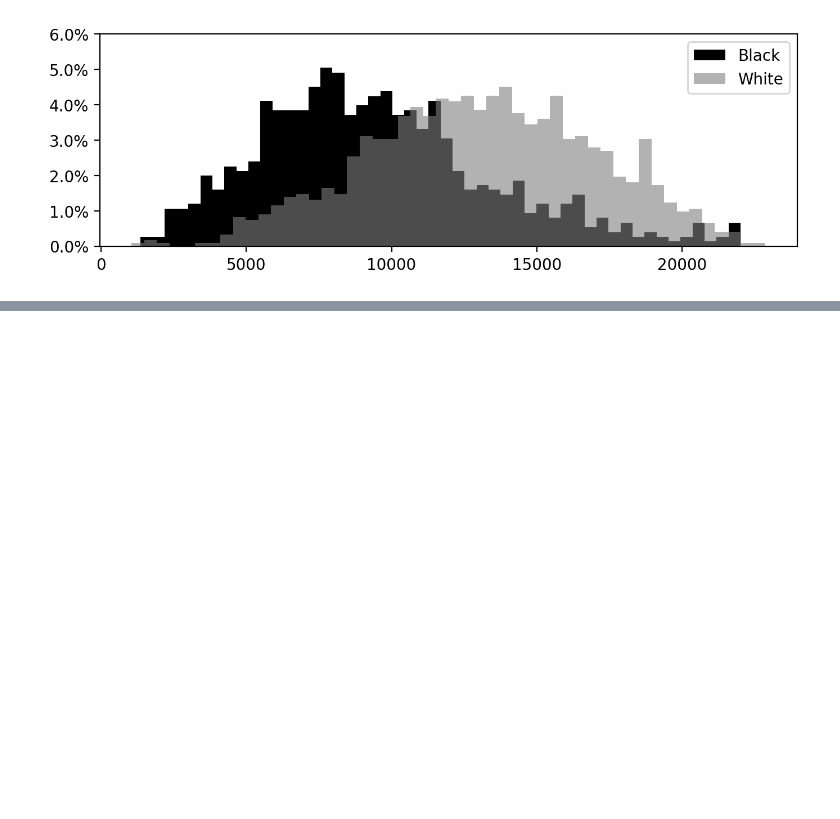
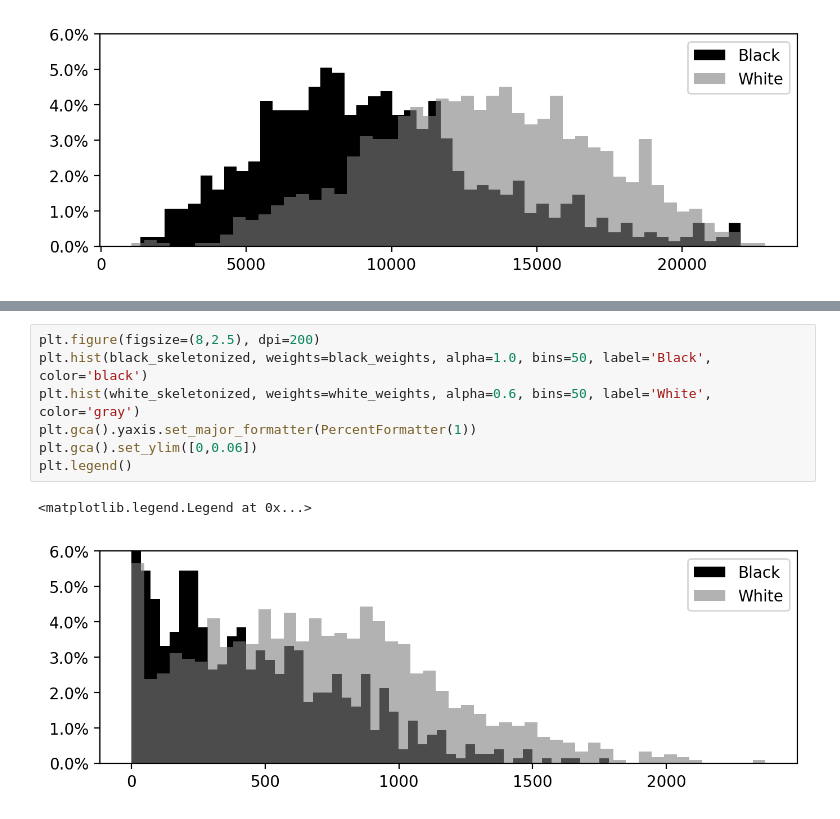
Before and after one commit to aaroncoyner/not-color-blind, a Jupyter notebook: 4_image_eda.ipynb, the cells around one changed output, grey strips where cells are left out. Drawn from its saved outputs; the diff is of its cells as text; blank space fills up the shorter version.

```diff
--- a/4_image_eda.ipynb
+++ b/4_image_eda.ipynb
@@ -225,0 +242,10 @@ plt.legend()
+# %%
+plt.figure(figsize=(8,2.5), dpi=200)
+plt.hist(black_skeletonized, weights=black_weights, alpha=1.0, bins=50, label='Black', color='black')
+plt.hist(white_skeletonized, weights=white_weights, alpha=0.6, bins=50, label='White', color='gray')
+plt.gca().yaxis.set_major_formatter(PercentFormatter(1))
+plt.gca().set_ylim([0,0.06])
+plt.legend()
+# %% [output]
+<matplotlib.legend.Legend at 0x...>
+[figure, added]
```
Also changed, not shown: parts of 8 cells of this notebook, 2 other files.
